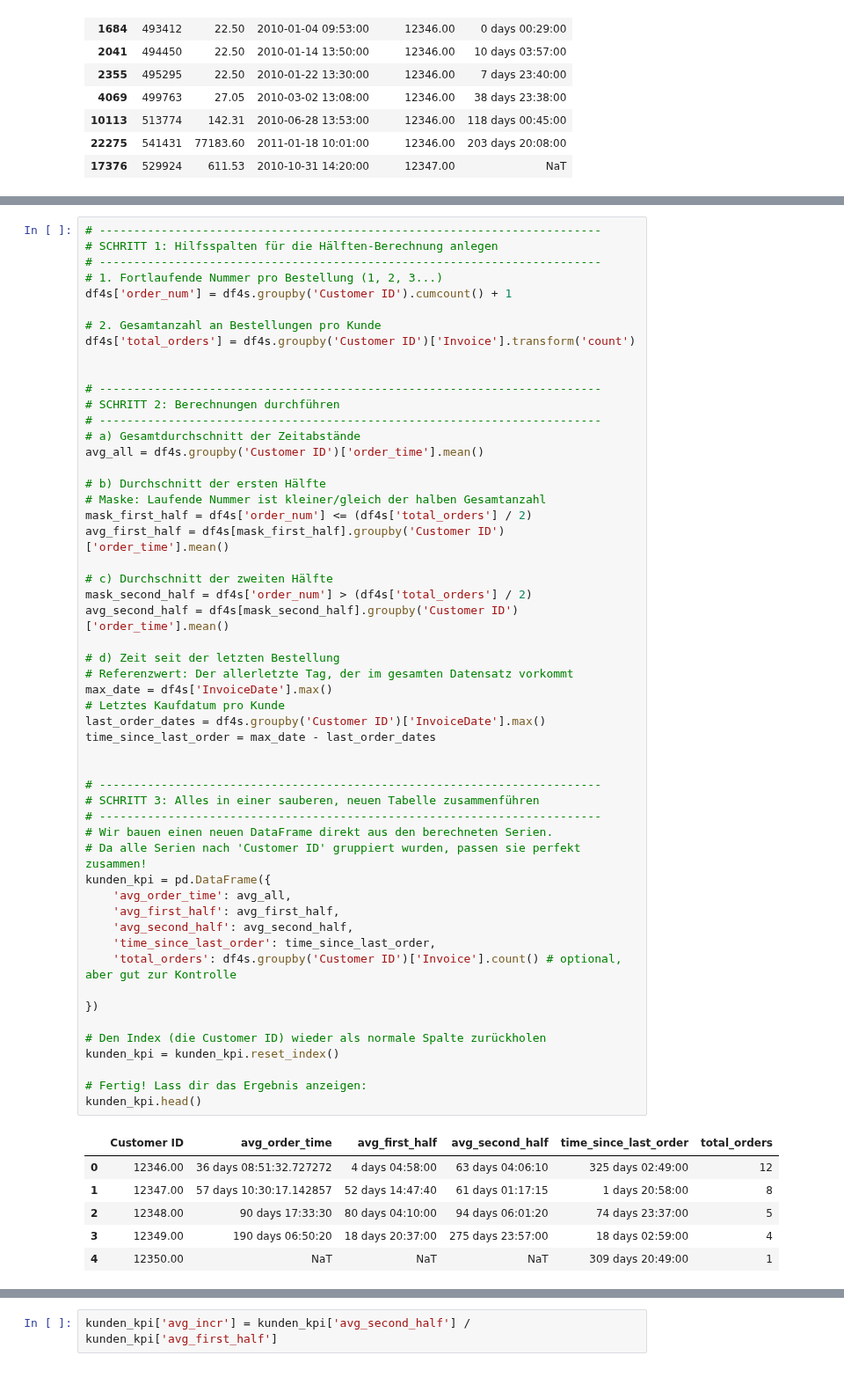
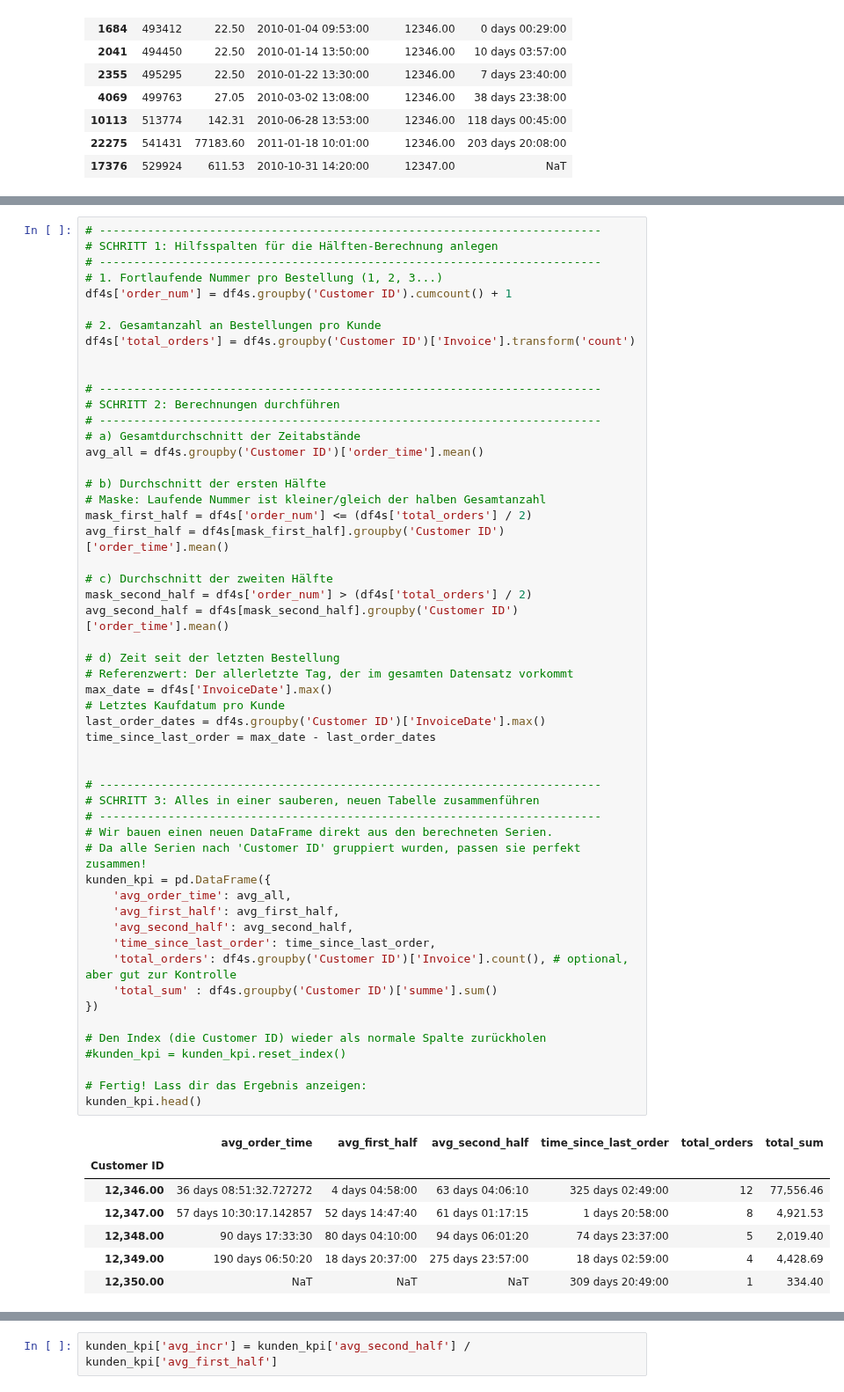
Before and after one commit to MVKall/UCI-Online-Retail-II, a Jupyter notebook: or.ipynb, the cells around one changed output, grey strips where cells are left out. Shown at 88% size. Drawn from its saved outputs; the diff is of its cells as text.

```diff
--- a/or.ipynb
+++ b/or.ipynb
@@ -773,39 +913,40 @@ avg_first_half = df4s[mask_first_half].groupby('Customer ID')['order_time'].mean
 
 # c) Durchschnitt der zweiten Hälfte
 mask_second_half = df4s['order_num'] > (df4s['total_orders'] / 2)
 avg_second_half = df4s[mask_second_half].groupby('Customer ID')['order_time'].mean()
 
 # d) Zeit seit der letzten Bestellung
 # Referenzwert: Der allerletzte Tag, der im gesamten Datensatz vorkommt
 max_date = df4s['InvoiceDate'].max()
 # Letztes Kaufdatum pro Kunde
 last_order_dates = df4s.groupby('Customer ID')['InvoiceDate'].max()
 time_since_last_order = max_date - last_order_dates
 
 
 # -------------------------------------------------------------------------
 # SCHRITT 3: Alles in einer sauberen, neuen Tabelle zusammenführen
 # -------------------------------------------------------------------------
 # Wir bauen einen neuen DataFrame direkt aus den berechneten Serien.
 # Da alle Serien nach 'Customer ID' gruppiert wurden, passen sie perfekt zusammen!
 kunden_kpi = pd.DataFrame({
     'avg_order_time': avg_all,
     'avg_first_half': avg_first_half,
     'avg_second_half': avg_second_half,
     'time_since_last_order': time_since_last_order,
-    'total_orders': df4s.groupby('Customer ID')['Invoice'].count() # optional, aber gut zur Kontrolle
-
+    'total_orders': df4s.groupby('Customer ID')['Invoice'].count(), # optional, aber gut zur Kontrolle
+    'total_sum' : df4s.groupby('Customer ID')['summe'].sum()
 })
 
 # Den Index (die Customer ID) wieder als normale Spalte zurückholen
-kunden_kpi = kunden_kpi.reset_index()
+#kunden_kpi = kunden_kpi.reset_index()
 
 # Fertig! Lass dir das Ergebnis anzeigen:
 kunden_kpi.head()
 # %% [output]
-|  | Customer ID | avg_order_time | avg_first_half | avg_second_half | time_since_last_order | total_orders |
-| 0 | 12346.00 | 36 days 08:51:32.727272 | 4 days 04:58:00 | 63 days 04:06:10 | 325 days 02:49:00 | 12 |
-| 1 | 12347.00 | 57 days 10:30:17.142857 | 52 days 14:47:40 | 61 days 01:17:15 | 1 days 20:58:00 | 8 |
-| 2 | 12348.00 | 90 days 17:33:30 | 80 days 04:10:00 | 94 days 06:01:20 | 74 days 23:37:00 | 5 |
-| 3 | 12349.00 | 190 days 06:50:20 | 18 days 20:37:00 | 275 days 23:57:00 | 18 days 02:59:00 | 4 |
-| 4 | 12350.00 | NaT | NaT | NaT | 309 days 20:49:00 | 1 |
+|  | avg_order_time | avg_first_half | avg_second_half | time_since_last_order | total_orders | total_sum |
+| Customer ID |  |  |  |  |  |  |
+| 12,346.00 | 36 days 08:51:32.727272 | 4 days 04:58:00 | 63 days 04:06:10 | 325 days 02:49:00 | 12 | 77,556.46 |
+| 12,347.00 | 57 days 10:30:17.142857 | 52 days 14:47:40 | 61 days 01:17:15 | 1 days 20:58:00 | 8 | 4,921.53 |
+| 12,348.00 | 90 days 17:33:30 | 80 days 04:10:00 | 94 days 06:01:20 | 74 days 23:37:00 | 5 | 2,019.40 |
+| 12,349.00 | 190 days 06:50:20 | 18 days 20:37:00 | 275 days 23:57:00 | 18 days 02:59:00 | 4 | 4,428.69 |
+| 12,350.00 | NaT | NaT | NaT | 309 days 20:49:00 | 1 | 334.40 |
```
Also changed, not shown: parts of 62 cells of this notebook, 9 other files.
